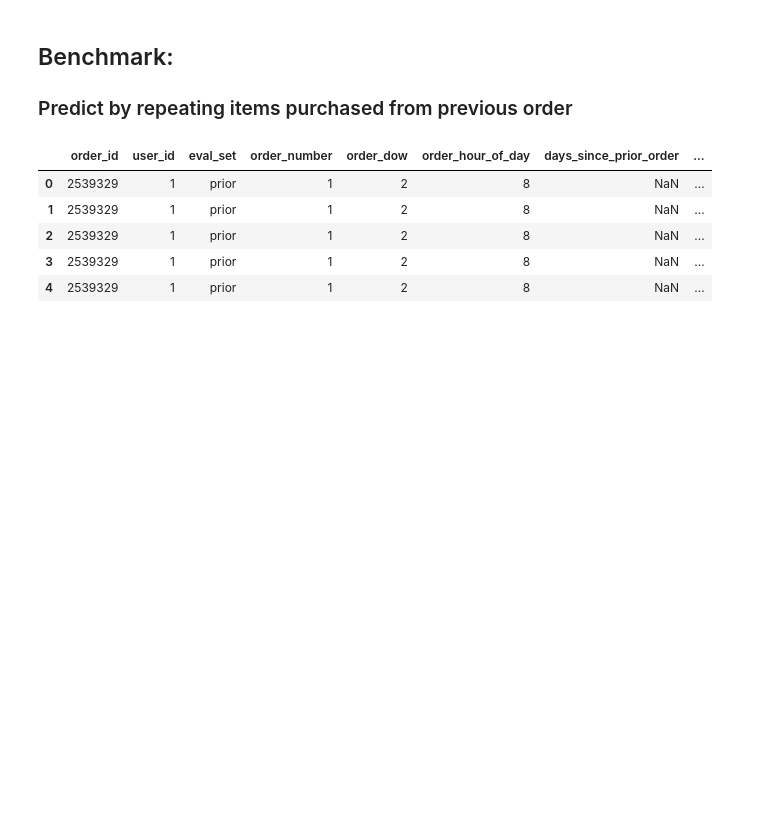
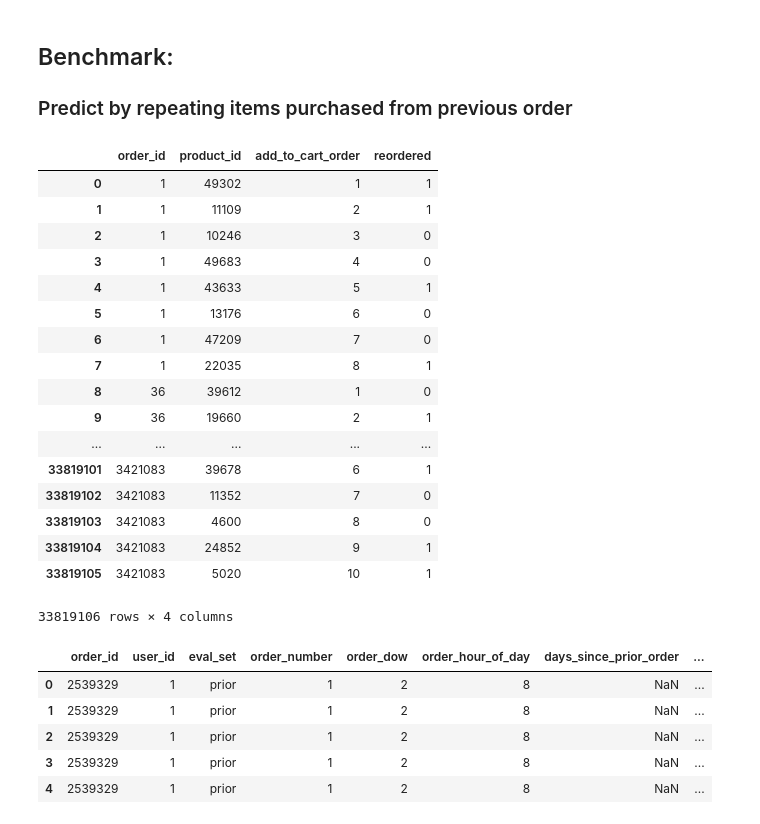
Before and after one commit to esther3587/Instacart-Market-Analysis, a Jupyter notebook: instacart.ipynb, the cells around one changed output. Cells and saved outputs as stored; diff of their text form; code cells hidden in the pictures; blank space fills up the shorter version.

```diff
--- a/instacart.ipynb
+++ b/instacart.ipynb
@@ -118 +117,22 @@ previous_order = pd.concat([order_train, order_prior] ).reset_index()
+# %%
+previous_order.drop("index",1)
+# %% [output]
+|  | order_id | product_id | add_to_cart_order | reordered |
+| 0 | 1 | 49302 | 1 | 1 |
+| 1 | 1 | 11109 | 2 | 1 |
+| 2 | 1 | 10246 | 3 | 0 |
+| 3 | 1 | 49683 | 4 | 0 |
+| 4 | 1 | 43633 | 5 | 1 |
+| 5 | 1 | 13176 | 6 | 0 |
+| 6 | 1 | 47209 | 7 | 0 |
+| 7 | 1 | 22035 | 8 | 1 |
+| 8 | 36 | 39612 | 1 | 0 |
+| 9 | 36 | 19660 | 2 | 1 |
+| ... | ... | ... | ... | ... |
+| 33819101 | 3421083 | 39678 | 6 | 1 |
+| 33819102 | 3421083 | 11352 | 7 | 0 |
+| 33819103 | 3421083 | 4600 | 8 | 0 |
+| 33819104 | 3421083 | 24852 | 9 | 1 |
+| 33819105 | 3421083 | 5020 | 10 | 1 |
+33819106 rows × 4 columns
 # %%
```
Also changed, not shown: parts of 7 cells of this notebook.
